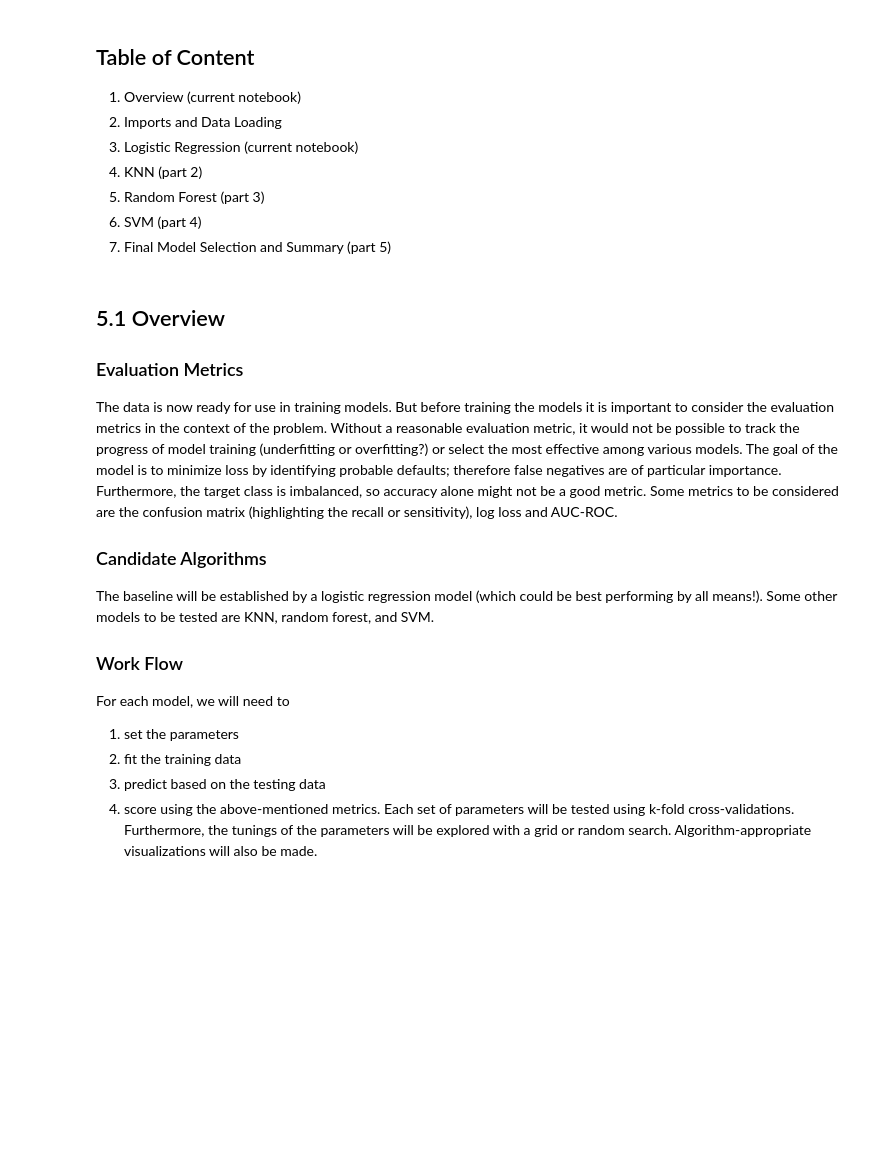
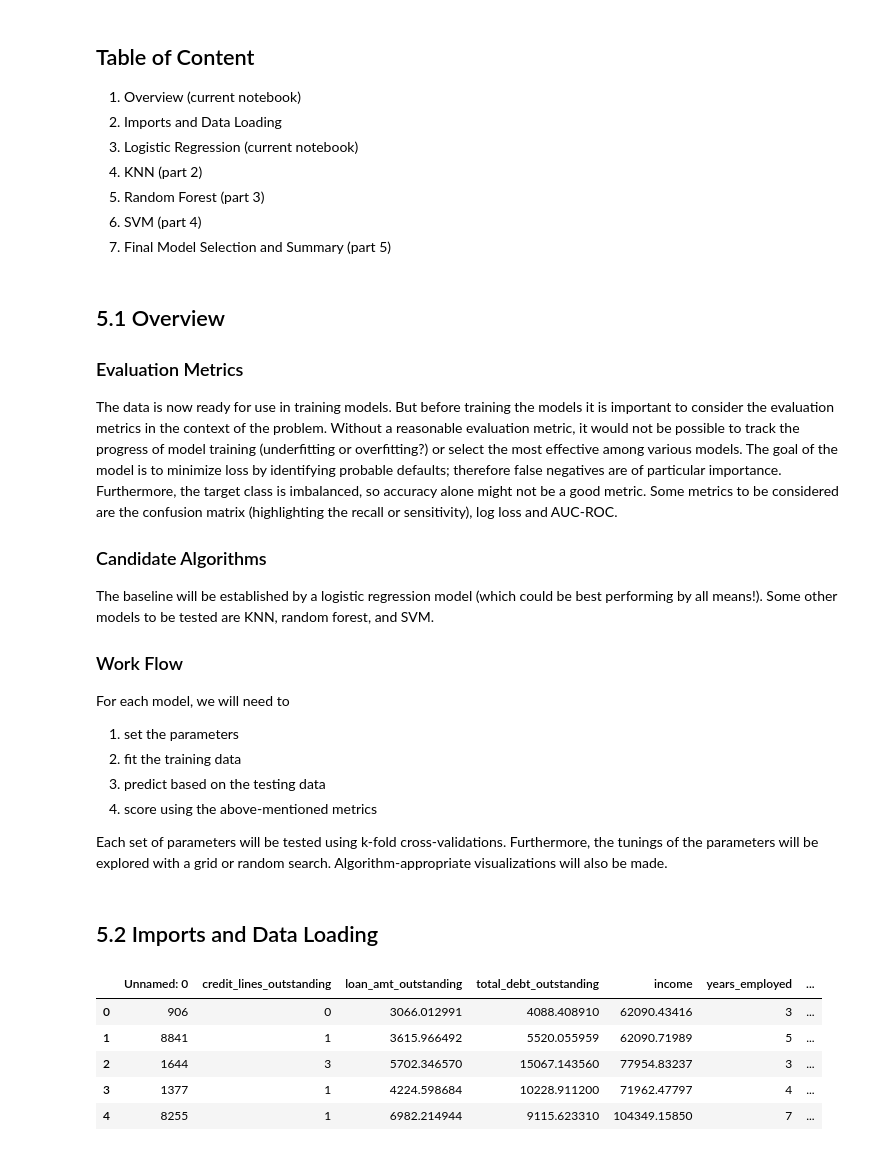
Before and after one commit to hao-udoin/loan_default_prediction_repo, a Jupyter notebook: notebooks/5 Modeling (Part 1).ipynb, the cells around one changed output. Drawn from its saved outputs; the diff is of its cells as text; code cells hidden in the pictures; blank space fills up the shorter version.

```diff
--- a/notebooks/5 Modeling (Part 1).ipynb
+++ b/notebooks/5 Modeling (Part 1).ipynb
@@ -24,6 +24,9 @@ For each model, we will need to
 1. set the parameters
 2. fit the training data
 3. predict based on the testing data
-4. score using the above-mentioned metrics.
+4. score using the above-mentioned metrics
+
 Each set of parameters will be tested using k-fold cross-validations. Furthermore, the tunings of the parameters will be explored with a grid or random search. Algorithm-appropriate visualizations will also be made.
+# %% [markdown]
+## 5.2 Imports and Data Loading
 # %%
@@ -30,0 +43,14 @@ Each set of parameters will be tested using k-fold cross-validations. Furthermor
+# %%
+# load training data
+path = '../data/'
+filename = 'train_scaled.csv'
+
+df = pd.read_csv(path+filename)
+df.head()
+# %% [output]
+|  | Unnamed: 0 | credit_lines_outstanding | loan_amt_outstanding | total_debt_outstanding | income | years_employed | ... |
+| 0 | 906 | 0 | 3066.012991 | 4088.408910 | 62090.43416 | 3 | ... |
+| 1 | 8841 | 1 | 3615.966492 | 5520.055959 | 62090.71989 | 5 | ... |
+| 2 | 1644 | 3 | 5702.346570 | 15067.143560 | 77954.83237 | 3 | ... |
+| 3 | 1377 | 1 | 4224.598684 | 10228.911200 | 71962.47797 | 4 | ... |
+| 4 | 8255 | 1 | 6982.214944 | 9115.623310 | 104349.15850 | 7 | ... |
```
Also changed, not shown: parts of 12 cells of this notebook.
